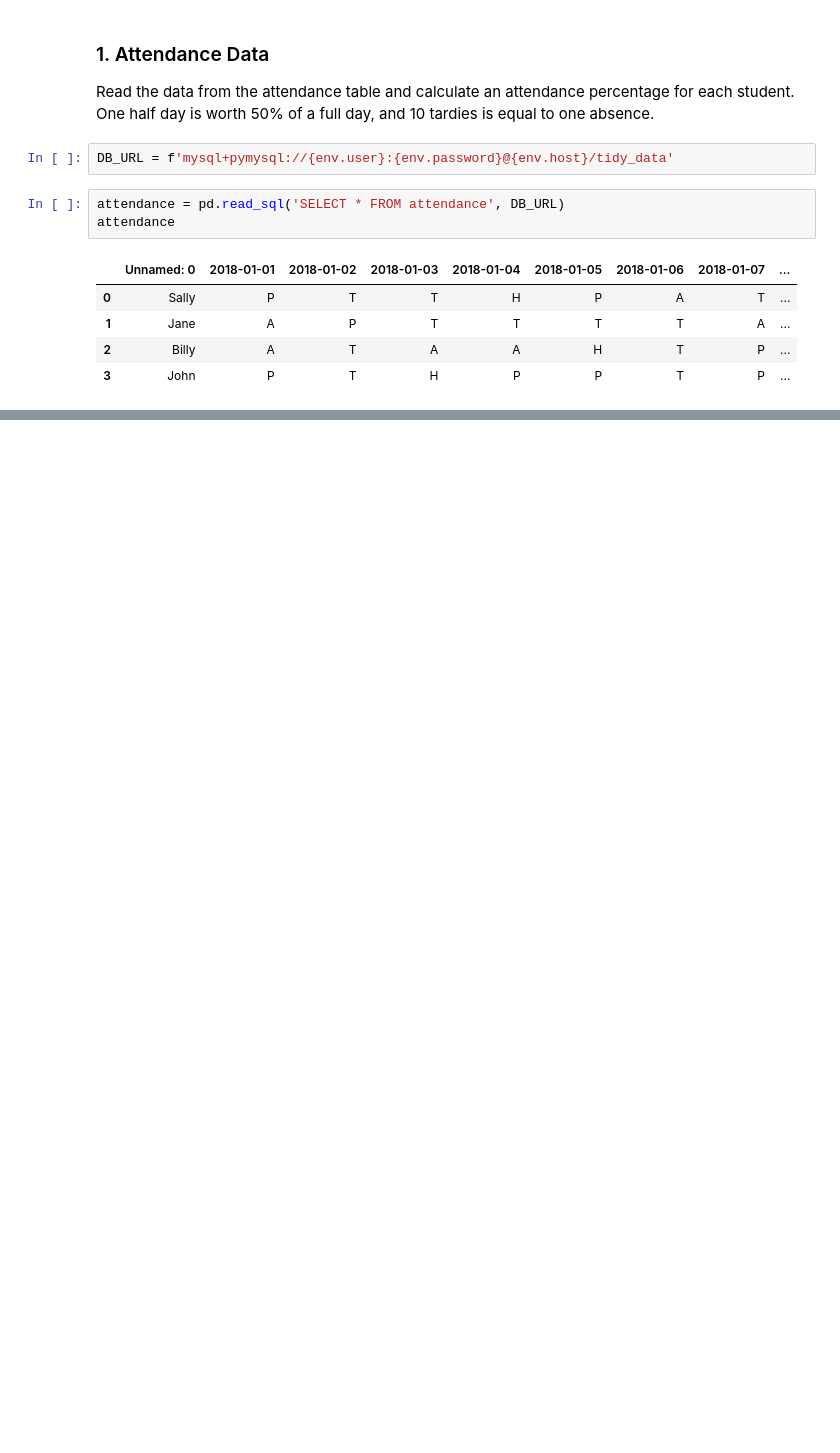
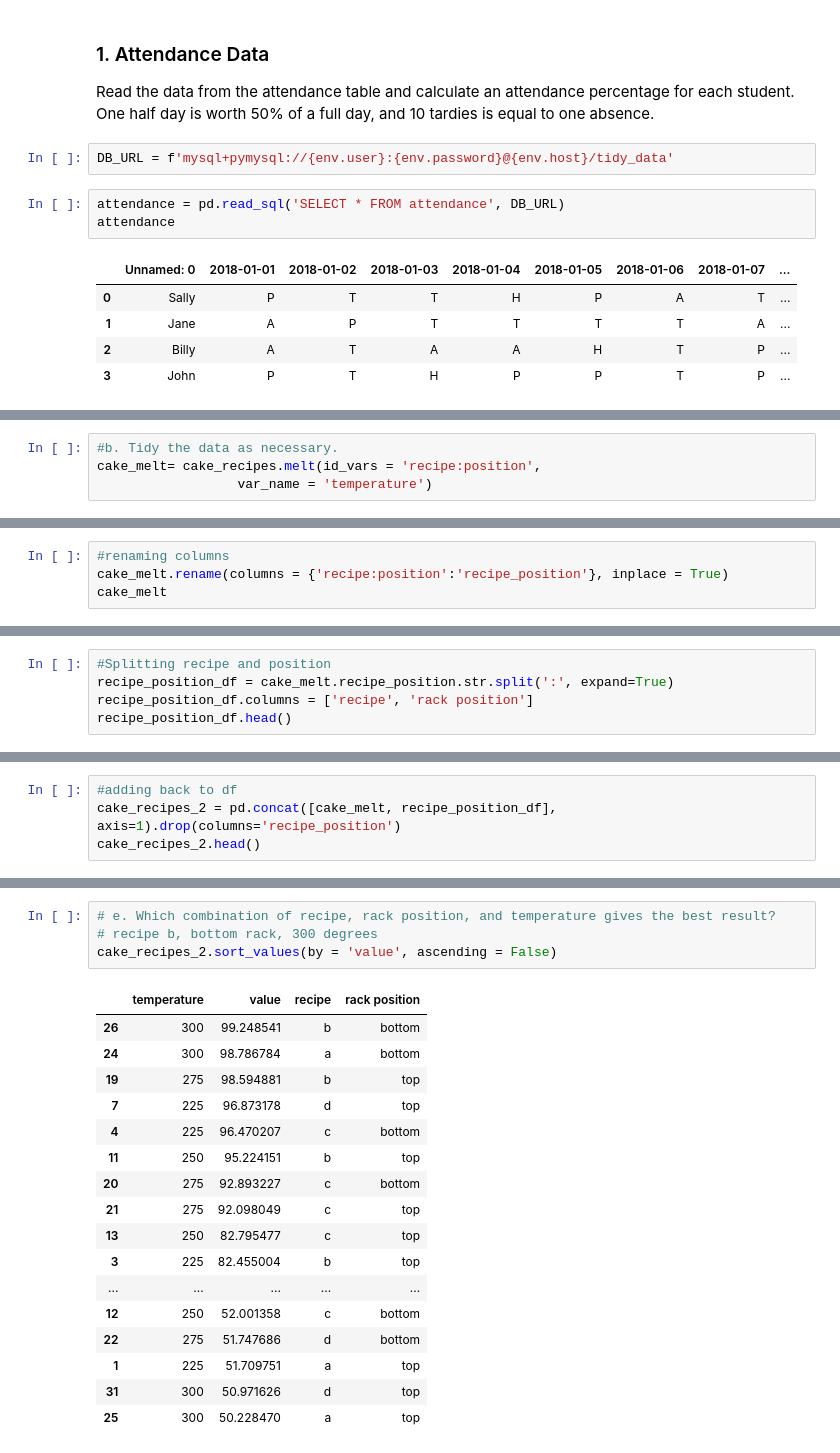
Before and after one commit to cristinalucin/classification-exercises, a Jupyter notebook: tidy_data.ipynb, the cells around one changed output, grey strips where cells are left out. Cells and saved outputs as stored; diff of their text form; blank space fills up the shorter version.

Commit message:
updated tidy data exercises

```diff
--- a/tidy_data.ipynb
+++ b/tidy_data.ipynb
@@ -29,0 +171,4 @@ attendance
+# %%
+#b. Tidy the data as necessary.
+cake_melt= cake_recipes.melt(id_vars = 'recipe:position',
+                  var_name = 'temperature')
@@ -29,0 +195,4 @@ attendance
+# %%
+#renaming columns
+cake_melt.rename(columns = {'recipe:position':'recipe_position'}, inplace = True)
+cake_melt
@@ -29,0 +217,5 @@ attendance
+# %%
+#Splitting recipe and position
+recipe_position_df = cake_melt.recipe_position.str.split(':', expand=True)
+recipe_position_df.columns = ['recipe', 'rack position']
+recipe_position_df.head()
@@ -29,0 +229,4 @@ attendance
+# %%
+#adding back to df
+cake_recipes_2 = pd.concat([cake_melt, recipe_position_df], axis=1).drop(columns='recipe_position')
+cake_recipes_2.head()
@@ -29,0 +261,22 @@ attendance
+# %%
+# e. Which combination of recipe, rack position, and temperature gives the best result?
+# recipe b, bottom rack, 300 degrees
+cake_recipes_2.sort_values(by = 'value', ascending = False)
+# %% [output]
+|  | temperature | value | recipe | rack position |
+| 26 | 300 | 99.248541 | b | bottom |
+| 24 | 300 | 98.786784 | a | bottom |
+| 19 | 275 | 98.594881 | b | top |
+| 7 | 225 | 96.873178 | d | top |
+| 4 | 225 | 96.470207 | c | bottom |
+| 11 | 250 | 95.224151 | b | top |
+| 20 | 275 | 92.893227 | c | bottom |
+| 21 | 275 | 92.098049 | c | top |
+| 13 | 250 | 82.795477 | c | top |
+| 3 | 225 | 82.455004 | b | top |
+| ... | ... | ... | ... | ... |
+| 12 | 250 | 52.001358 | c | bottom |
+| 22 | 275 | 51.747686 | d | bottom |
+| 1 | 225 | 51.709751 | a | top |
+| 31 | 300 | 50.971626 | d | top |
+| 25 | 300 | 50.228470 | a | top |
```
Also changed, not shown: parts of 18 cells of this notebook.
